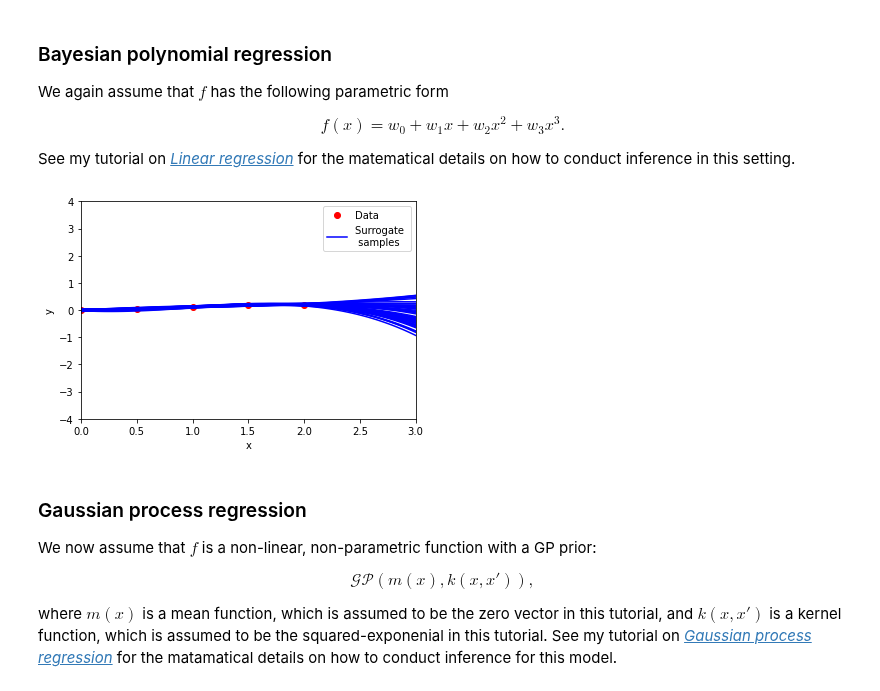
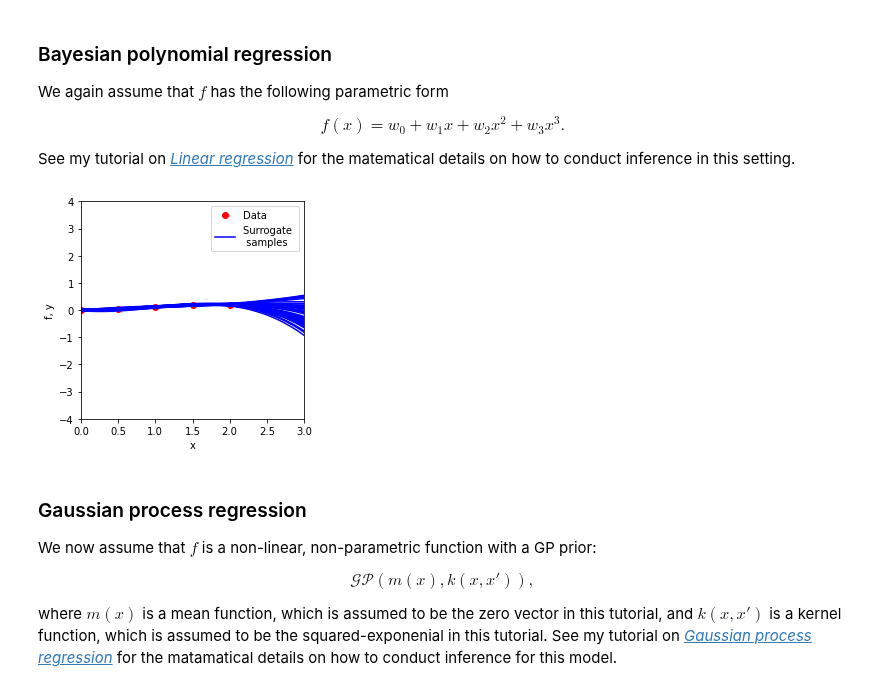
Before and after one commit to SebastianGlavind/PhD-study, a Jupyter notebook: Gaussian-processes/GPintro_intuitive.ipynb, the cells around one changed output. Saved outputs shown, nothing was run; the diff lists cells and outputs as text; code cells hidden in the pictures.

```diff
--- a/Gaussian-processes/GPintro_intuitive.ipynb
+++ b/Gaussian-processes/GPintro_intuitive.ipynb
@@ -473,11 +473,11 @@ y = np.array([0, 0.04, 0.11, 0.15, 0.21]) + np.random.normal(0,std_y,nX)
 def plot_training_data(x,y):
     plt.plot(x,y,'or')
     plt.xlabel('x')
-    plt.ylabel('y')
+    plt.ylabel('f, y')
     plt.xlim([0,3])
     plt.ylim([-4,4])
 
-plt.figure()
+plt.figure(figsize=(4, 4))
 plot_training_data(x,y)
 plt.legend(['Data'])
 plt.show()
@@ -531,13 +531,13 @@ Wbayes = np.random.multivariate_normal(mean=mu_w_pos, cov=Sig_w_pos, size=50)
 # %%
 fbayes_plot = np.dot(XX_plot,Wbayes.T)
 
-plt.figure()
+plt.figure(figsize=(4, 4))
 plot_training_data(x,y)
 plt.plot(x_plot,fbayes_plot,'-b')
 plt.legend(['Data', 'Surrogate \n samples'])
 plt.show()
 # %% [output]
-[figure, old version]
+[figure, new version]
 # %% [markdown]
 ### Gaussian process regression
 
```
Also changed, not shown: parts of 10 cells of this notebook.
